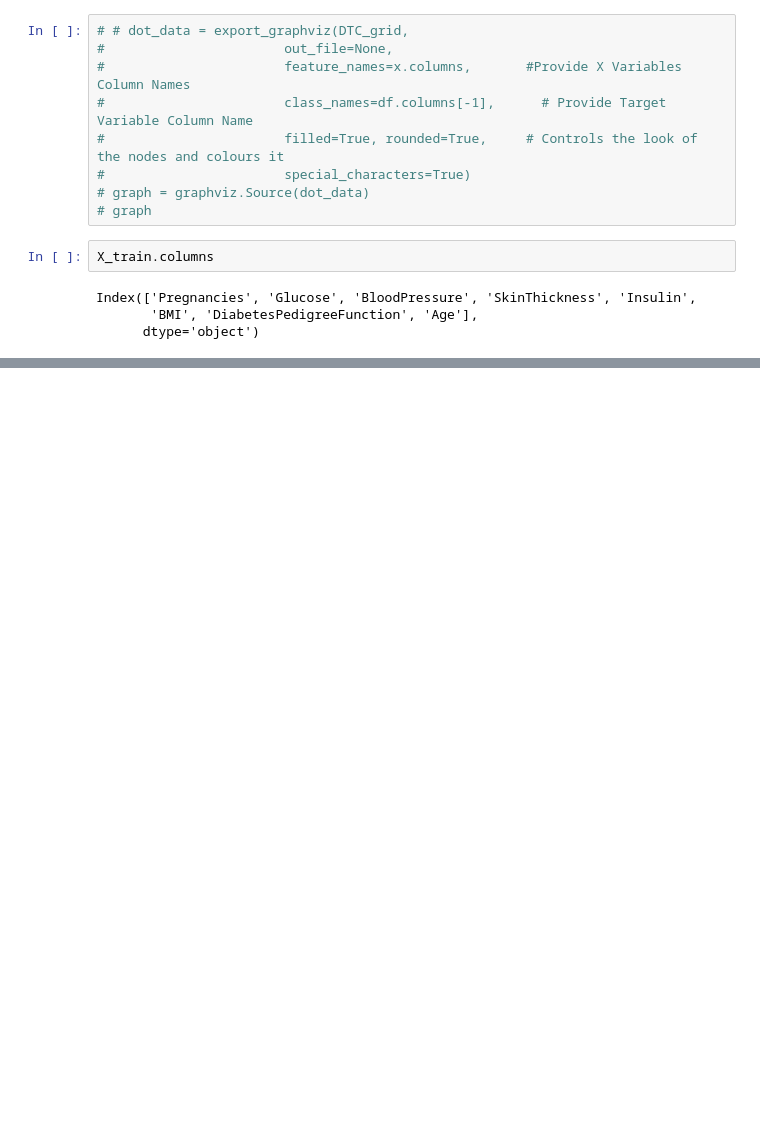
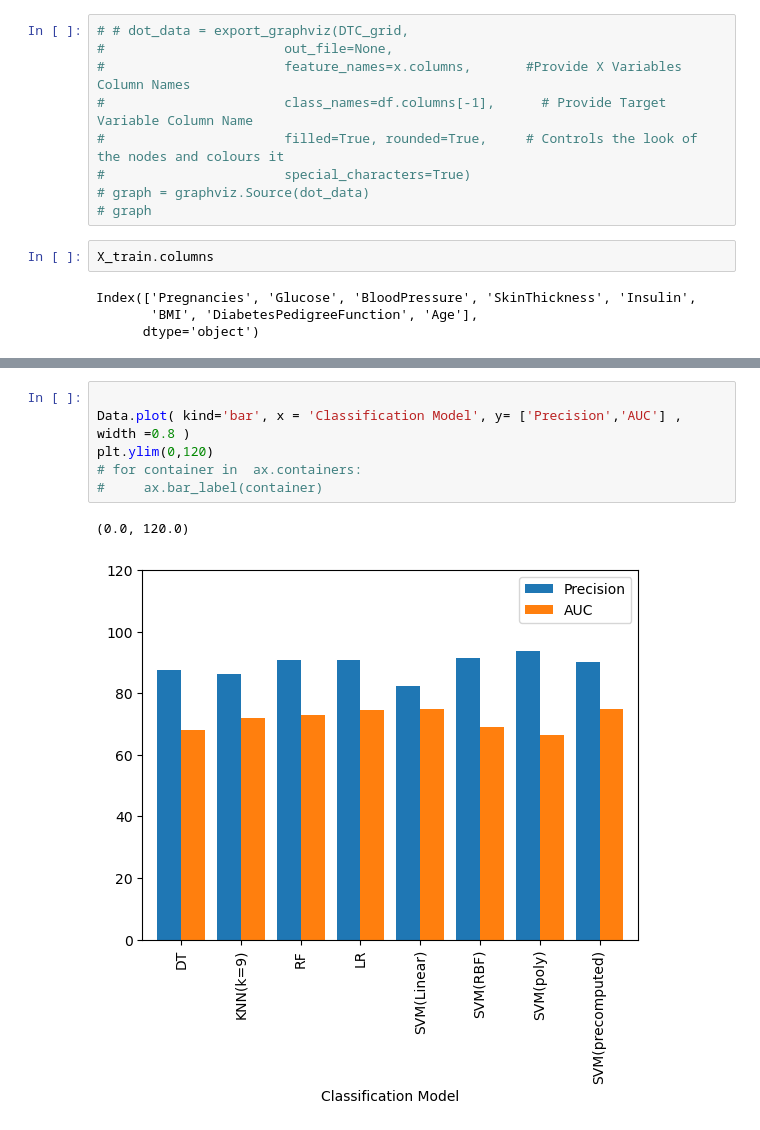
Before and after one commit to 573-pankaj/Work-on-Pima-Indians-Diabetes-Database, a Jupyter notebook: Code/Code_Pima Indian Diabetes Disease Dataset (PIDDD) by Pankaj.ipynb, the cells around one changed output, grey strips where cells are left out. Saved outputs shown, nothing was run; the diff lists cells and outputs as text; blank space fills up the shorter version.

```diff
--- a/Code/Code_Pima Indian Diabetes Disease Dataset (PIDDD) by Pankaj.ipynb
+++ b/Code/Code_Pima Indian Diabetes Disease Dataset (PIDDD) by Pankaj.ipynb
@@ -1962,0 +2087,9 @@ Index(['Pregnancies', 'Glucose', 'BloodPressure', 'SkinThickness', 'Insulin',
+# %%
+
+Data.plot( kind='bar', x = 'Classification Model', y= ['Precision','AUC'] , width =0.8 )
+plt.ylim(0,120)
+# for container in  ax.containers:
+#     ax.bar_label(container)
+# %% [output]
+(0.0, 120.0)
+[figure, added]
```
Also changed, not shown: parts of 37 cells of this notebook, 5 other files.
